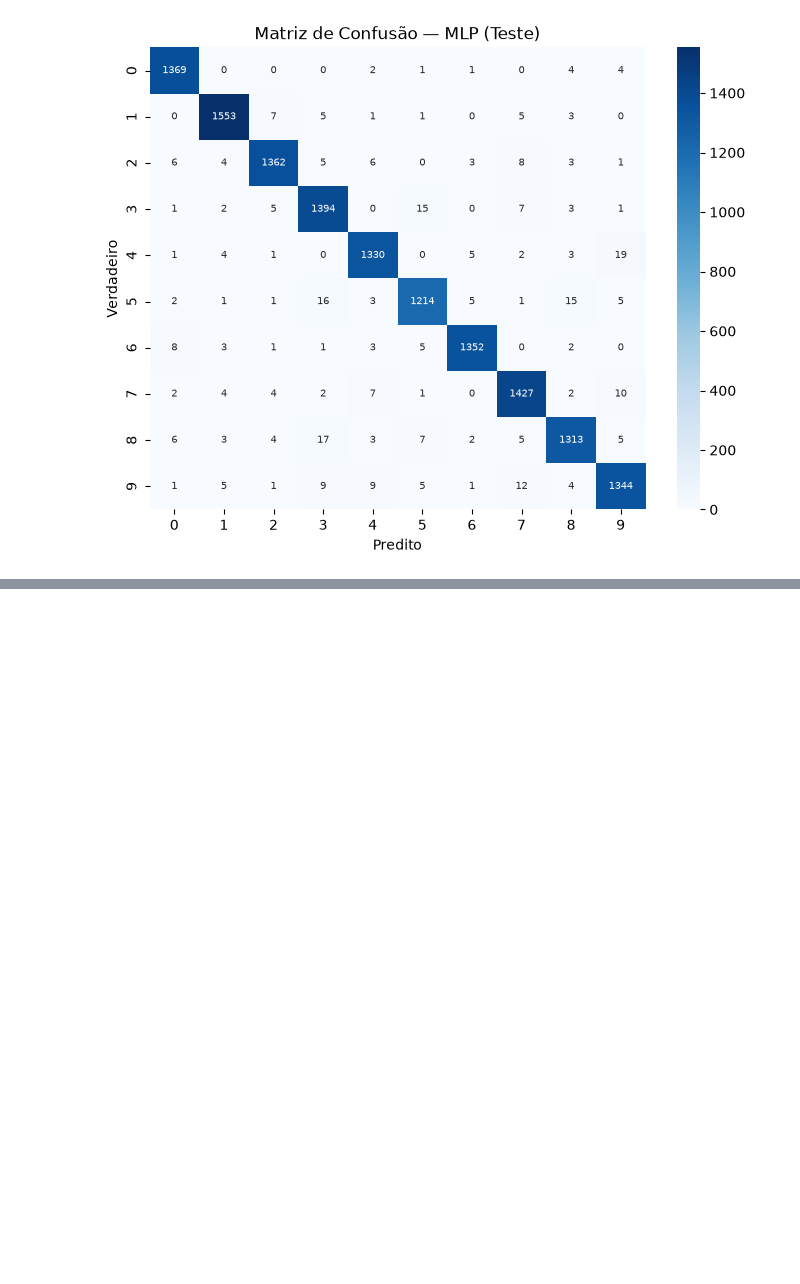
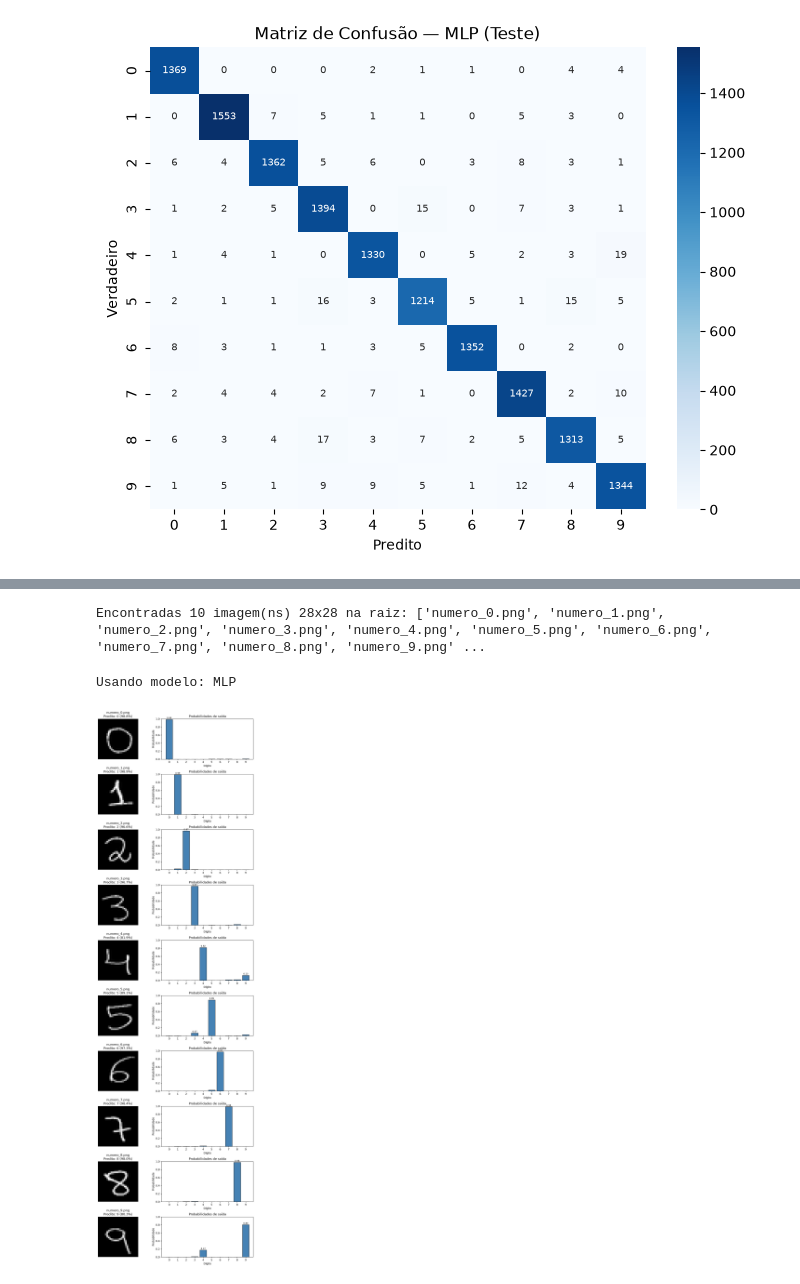
Before and after one commit to robertosim/mini-projeto-mnist, a Jupyter notebook: mini_projeto_mnist.ipynb, the cells around one changed output, grey strips where cells are left out. Drawn from its saved outputs; the diff is of its cells as text; code cells hidden in the pictures; blank space fills up the shorter version.

```diff
--- a/mini_projeto_mnist.ipynb
+++ b/mini_projeto_mnist.ipynb
@@ -545,3 +541,7 @@ Top 5 pares de confusão (verdadeiro -> predito):
   5 -> 8: 15 casos (1.2% dos 5s)
   3 -> 5: 15 casos (1.1% dos 3s)
 [figure]
+# %%
+# Tempos reais desta execução (evita texto defasado)
+for nome in ["KNN", "Random Forest", "MLP"]:
+    print(f"{nome:15} treino {tempos_treino[nome]:6.2f}s / predição {tempos_pred[nome]:6.2f}s  (ver tabela df_comp acima)")
@@ -554,0 +678,73 @@ Top 5 pares de confusão (verdadeiro -> predito):
+# %%
+# Pipeline de pré-processamento para imagens próprias
+from PIL import Image, ImageOps
+import pathlib, glob, os
+
+def preprocess_custom_image(path, invert=False):
+    """Imagens já estão em 28x28 (padrão MNIST) — só converte e normaliza."""
+    img = Image.open(path).convert("L")
+    if invert:
+        img = ImageOps.invert(img)
+    arr28 = np.array(img, dtype=np.float32) / 255.0
+    return arr28, np.array(img)
+
+os.makedirs("data/meus_digitos", exist_ok=True)
+exemplos = glob.glob("data/meus_digitos/numero_*.png") + glob.glob("data/meus_digitos/digito_*.png")
+print(f"Encontradas {len(exemplos)} imagem(ns) 28x28 na raiz: {[pathlib.Path(e).name for e in exemplos]}")
+# %% [output]
+Encontradas 10 imagem(ns) 28x28 na raiz: ['numero_0.png', 'numero_1.png', 'numero_2.png', 'numero_3.png', 'numero_4.png', 'numero_5.png', 'numero_6.png', 'numero_7.png', 'numero_8.png', 'numero_9.png' ...
+# %%
+# Inferência com melhor modelo da Fase 4
+melhor_modelo = modelos[melhor_nome]
+print(f"Usando modelo: {melhor_nome}")
+paths = glob.glob("data/meus_digitos/*.png") + glob.glob("data/meus_digitos/*.jpg") + glob.glob("data/meus_digitos/*.jpeg")
+if len(paths)==0:
+    print("Nenhuma imagem encontrada em data/meus_digitos. Adicione fotos e reexecute.")
+else:
+    n = len(paths)
+    fig, axes = plt.subplots(n, 2, figsize=(10, 3*n), squeeze=False)
+    resultados_c = []
+    for i, p in enumerate(paths):
+        arr_norm, arr_canvas = preprocess_custom_image(p, invert=False)
+        vec = arr_norm.reshape(1, -1)
+        if hasattr(melhor_modelo, "predict_proba"):
+            proba = melhor_modelo.predict_proba(vec)[0]
+            pred = int(np.argmax(proba))
+            conf = proba[pred]
+        else:
+            pred = int(melhor_modelo.predict(vec)[0])
+            proba = None
+            conf = None
+        resultados_c.append((pathlib.Path(p).name, pred, conf if conf is not None else 0))
+        ax_img = axes[i,0]
+        ax_img.imshow(arr_canvas, cmap="gray")
+        ax_img.set_title(f"{pathlib.Path(p).name}\nPredito: {pred}" + (f" ({conf*100:.1f}%)" if conf is not None else ""))
+        ax_img.axis("off")
+        ax_bar = axes[i,1]
+        if proba is not None:
+            if len(proba) < 10:
+                full_proba = np.zeros(10)
+                for cls, pr in zip(melhor_modelo.classes_, proba):
+                    full_proba[int(cls)] = pr
+                proba = full_proba
+            ax_bar.bar(range(10), proba, color="steelblue", edgecolor="black")
+            ax_bar.set_xticks(range(10))
+            ax_bar.set_xlabel("Dígito")
+            ax_bar.set_ylabel("Probabilidade")
+            ax_bar.set_ylim(0,1)
+            ax_bar.set_title("Probabilidades de saída")
+            for j, v in enumerate(proba):
+                if v > 0.05:
+                    ax_bar.text(j, v+0.02, f"{v:.2f}", ha="center", fontsize=8)
+        else:
+            ax_bar.text(0.5,0.5, f"Predição: {pred}", ha="center")
+            ax_bar.axis("off")
+    plt.tight_layout()
+    plt.show()
+    # Tabela console Arquivo  Predito  Confiança (sem recomputar)
+    print("\nArquivo\tPredito\tConfiança")
+    for nome, pred, conf in resultados_c:
+        print(f"{nome}\t{pred}\t{conf*100:.1f}%")
+# %% [output]
+Usando modelo: MLP
+[figure, added]
```
Also changed, not shown: parts of 17 cells of this notebook, 14 other files.
